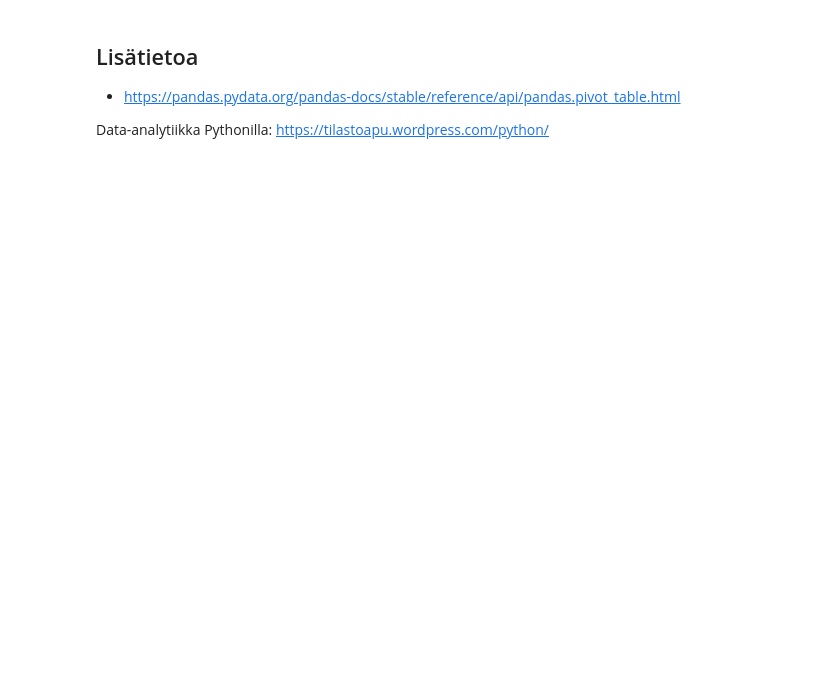
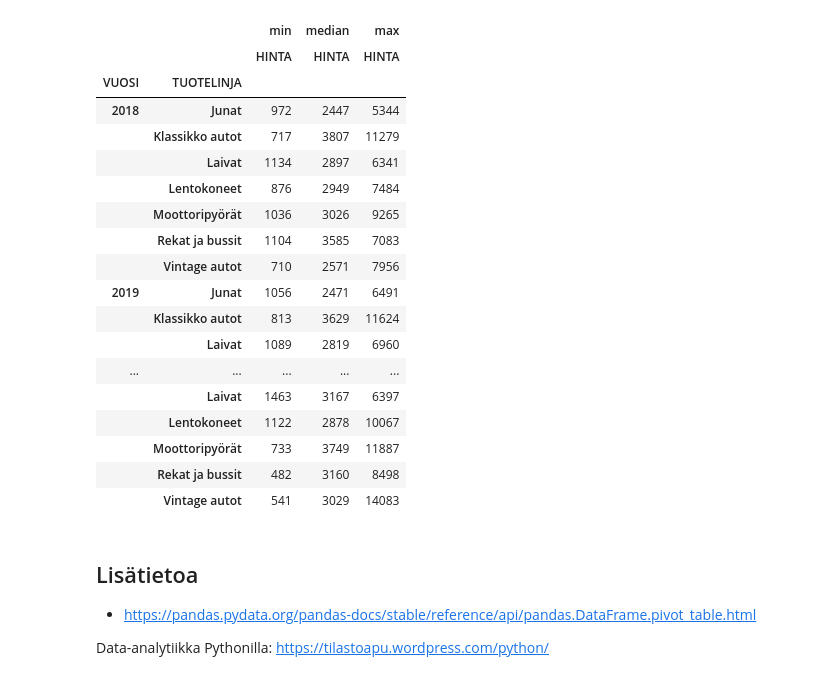
Before and after one commit to taanila/selittava, a Jupyter notebook: pivot.ipynb, the cells around one changed output. Cells and saved outputs as stored; diff of their text form; code cells hidden in the pictures; blank space fills up the shorter version.

```diff
--- a/pivot.ipynb
+++ b/pivot.ipynb
@@ -152,6 +117,29 @@ df2.style.format({'Median':'{:.2f}', 'Min':'{:.2f}', 'Max':'{:.2f}', 'Count':'{:
+# %%
+# Tunnuslukuja vuoden ja tuotelinjan mukaan
+df.pivot_table(values='HINTA', index=['VUOSI', 'TUOTELINJA'], aggfunc=[min, 'median', max]).style.format(precision=0)
+# %% [output]
+|  |  | min | median | max |
+|  |  | HINTA | HINTA | HINTA |
+| VUOSI | TUOTELINJA |  |  |  |
+| 2018 | Junat | 972 | 2447 | 5344 |
+|  | Klassikko autot | 717 | 3807 | 11279 |
+|  | Laivat | 1134 | 2897 | 6341 |
+|  | Lentokoneet | 876 | 2949 | 7484 |
+|  | Moottoripyörät | 1036 | 3026 | 9265 |
+|  | Rekat ja bussit | 1104 | 3585 | 7083 |
+|  | Vintage autot | 710 | 2571 | 7956 |
+| 2019 | Junat | 1056 | 2471 | 6491 |
+|  | Klassikko autot | 813 | 3629 | 11624 |
+|  | Laivat | 1089 | 2819 | 6960 |
+| ... | ... | ... | ... | ... |
+|  | Laivat | 1463 | 3167 | 6397 |
+|  | Lentokoneet | 1122 | 2878 | 10067 |
+|  | Moottoripyörät | 733 | 3749 | 11887 |
+|  | Rekat ja bussit | 482 | 3160 | 8498 |
+|  | Vintage autot | 541 | 3029 | 14083 |
 # %% [markdown]
 ## Lisätietoa
 
-* https://pandas.pydata.org/pandas-docs/stable/reference/api/pandas.pivot_table.html
+* https://pandas.pydata.org/pandas-docs/stable/reference/api/pandas.DataFrame.pivot_table.html
 
 Data-analytiikka Pythonilla: https://tilastoapu.wordpress.com/python/
```
Also changed, not shown: parts of 17 cells of this notebook.
